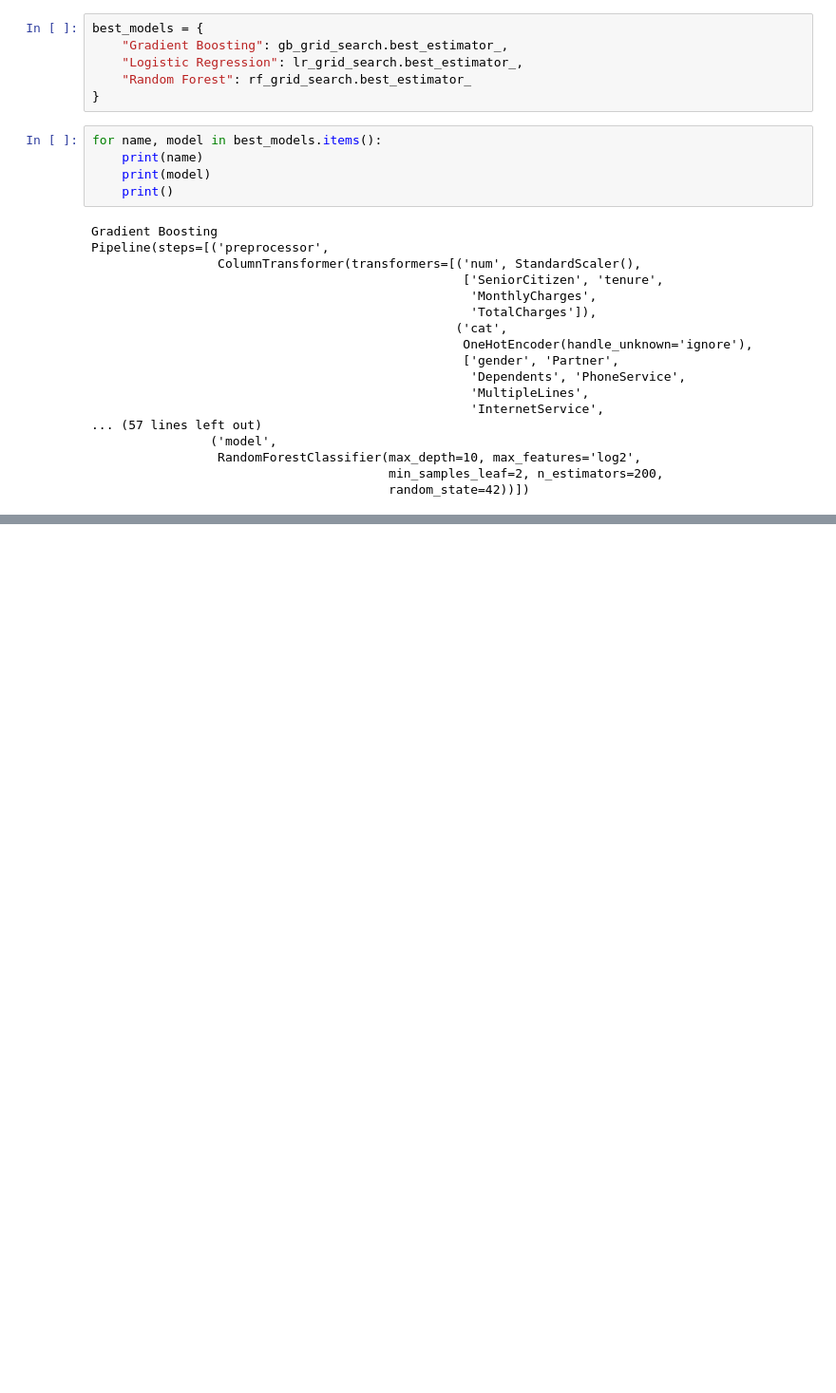
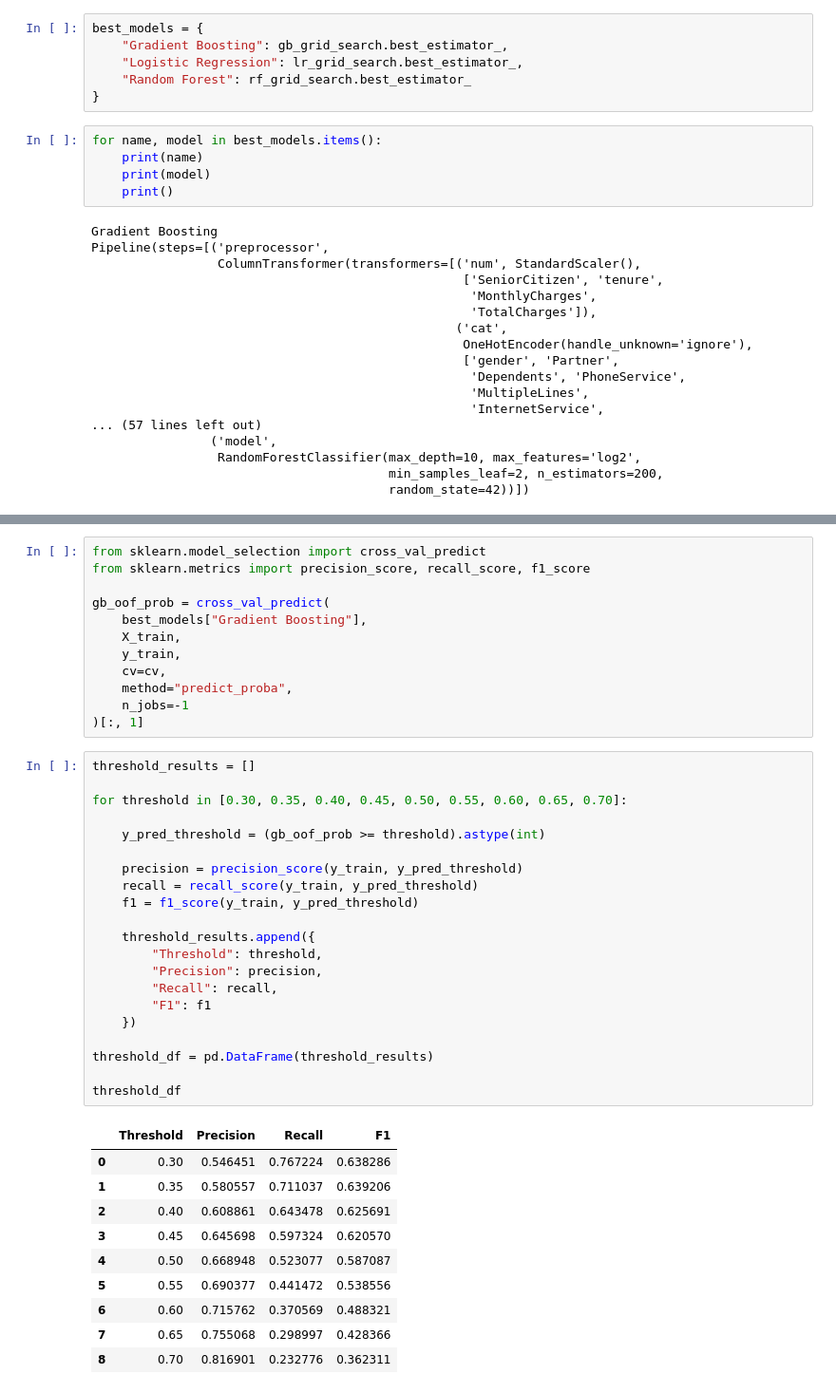
Before and after one commit to BikeshKumar919/customer-churn-ml, a Jupyter notebook: notebooks/03_model_training.ipynb, the cells around one changed output, grey strips where cells are left out. Shown at 95% size. Saved outputs shown, nothing was run; the diff lists cells and outputs as text; blank space fills up the shorter version.

```diff
--- a/notebooks/03_model_training.ipynb
+++ b/notebooks/03_model_training.ipynb
@@ -1021,0 +1142,44 @@ Pipeline(steps=[('preprocessor',
+# %%
+from sklearn.model_selection import cross_val_predict
+from sklearn.metrics import precision_score, recall_score, f1_score
+
+gb_oof_prob = cross_val_predict(
+    best_models["Gradient Boosting"],
+    X_train,
+    y_train,
+    cv=cv,
+    method="predict_proba",
+    n_jobs=-1
+)[:, 1]
+# %%
+threshold_results = []
+
+for threshold in [0.30, 0.35, 0.40, 0.45, 0.50, 0.55, 0.60, 0.65, 0.70]:
+
+    y_pred_threshold = (gb_oof_prob >= threshold).astype(int)
+
+    precision = precision_score(y_train, y_pred_threshold)
+    recall = recall_score(y_train, y_pred_threshold)
+    f1 = f1_score(y_train, y_pred_threshold)
+
+    threshold_results.append({
+        "Threshold": threshold,
+        "Precision": precision,
+        "Recall": recall,
+        "F1": f1
+    })
+
+threshold_df = pd.DataFrame(threshold_results)
+
+threshold_df
+# %% [output]
+|  | Threshold | Precision | Recall | F1 |
+| 0 | 0.30 | 0.546451 | 0.767224 | 0.638286 |
+| 1 | 0.35 | 0.580557 | 0.711037 | 0.639206 |
+| 2 | 0.40 | 0.608861 | 0.643478 | 0.625691 |
+| 3 | 0.45 | 0.645698 | 0.597324 | 0.620570 |
+| 4 | 0.50 | 0.668948 | 0.523077 | 0.587087 |
+| 5 | 0.55 | 0.690377 | 0.441472 | 0.538556 |
+| 6 | 0.60 | 0.715762 | 0.370569 | 0.488321 |
+| 7 | 0.65 | 0.755068 | 0.298997 | 0.428366 |
+| 8 | 0.70 | 0.816901 | 0.232776 | 0.362311 |
```
Also changed, not shown: parts of 9 cells of this notebook.
